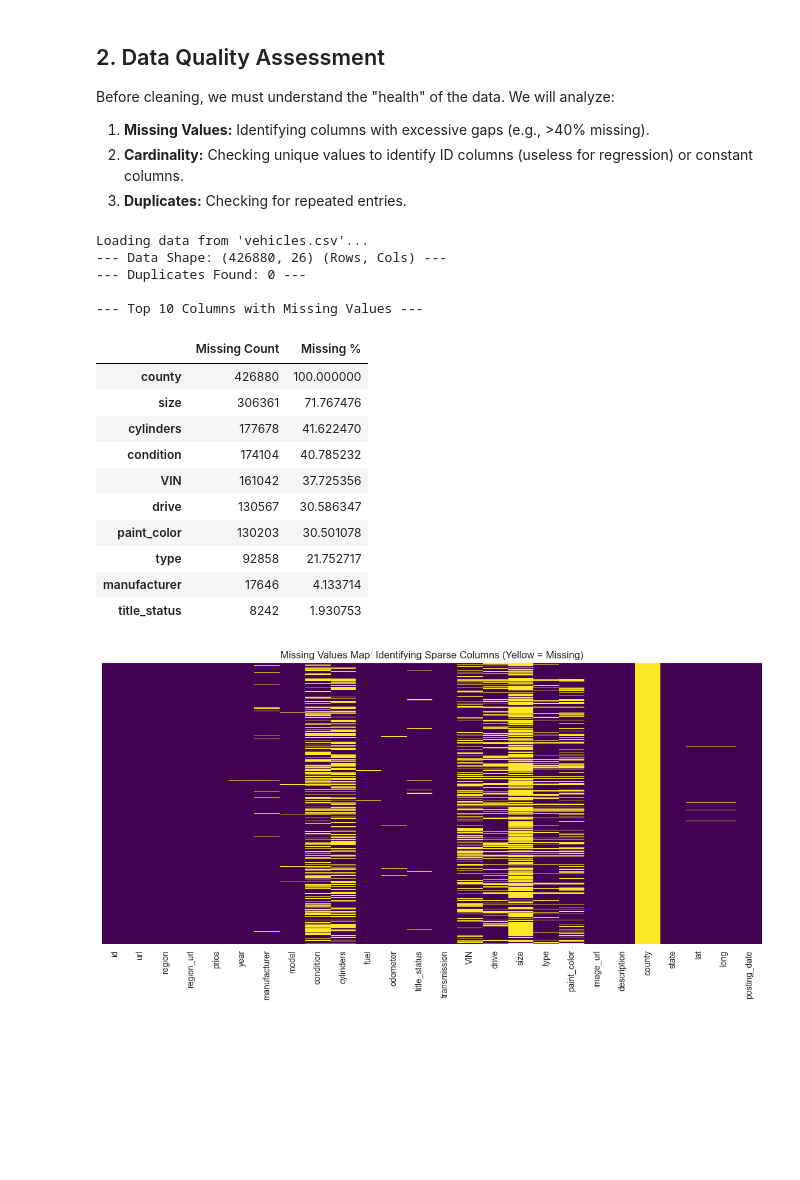
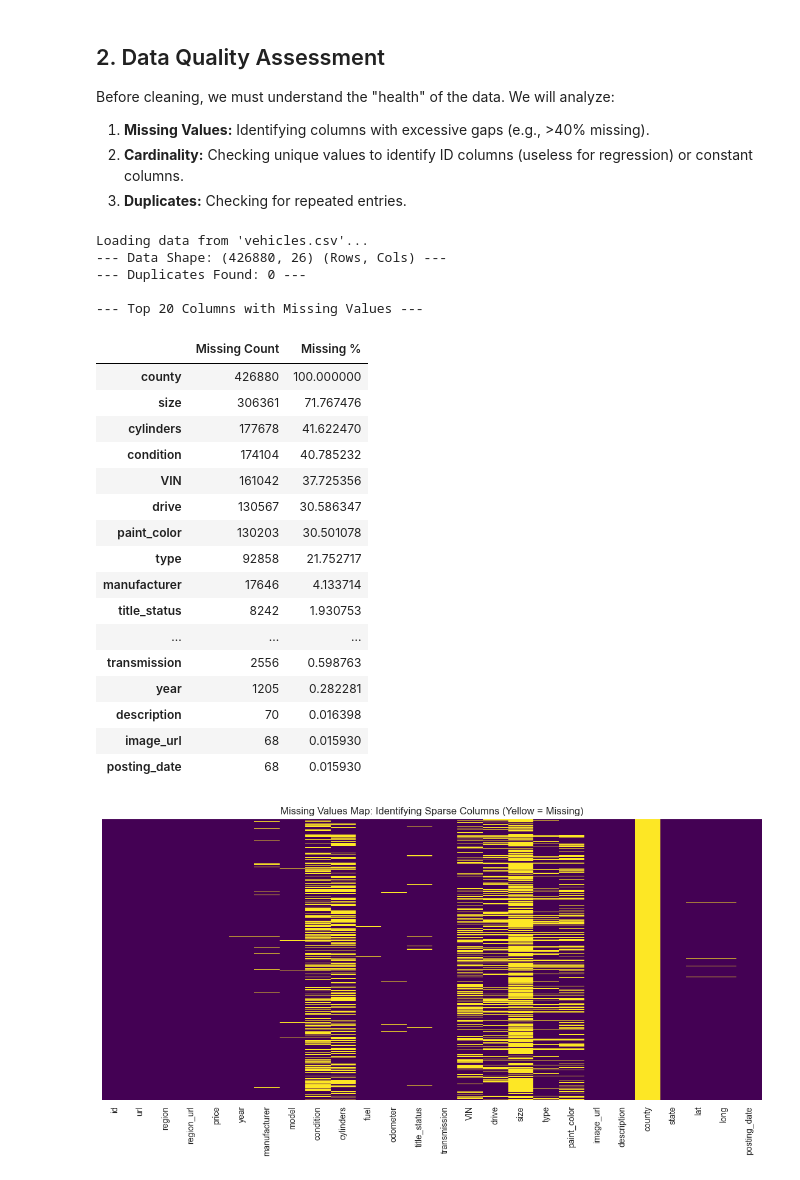
Before and after one commit to WojciechHrycenko/MachineLearning2, a Jupyter notebook: Regression - Used Cars/regression_user_cars.ipynb, the cells around one changed output. Drawn from its saved outputs; the diff is of its cells as text; code cells hidden in the pictures; blank space fills up the shorter version.

```diff
--- a/Regression - Used Cars/regression_user_cars.ipynb
+++ b/Regression - Used Cars/regression_user_cars.ipynb
@@ -109,37 +109,43 @@ def load_and_audit_data(filepath):
             'Missing %': missing_pct
         })
 
         # Filter to show only columns with missing values (sorted)
         missing_report = report[report['Missing %'] > 0].sort_values(by='Missing %', ascending=False)
 
-        print("\n--- Top 10 Columns with Missing Values ---")
-        display(missing_report.head(10))
+        print("\n--- Top 20 Columns with Missing Values ---")
+        display(missing_report.head(20))
 
         return df
 
     except FileNotFoundError:
         print(f"Error: File '{filepath}' not found. Please check the path.")
         return None
 
 # Execution
-df_raw = load_and_audit_data('vehicles.csv')
+df = load_and_audit_data('vehicles.csv')
 # %% [output]
 Loading data from 'vehicles.csv'...
 --- Data Shape: (426880, 26) (Rows, Cols) ---
 --- Duplicates Found: 0 ---
 
---- Top 10 Columns with Missing Values ---
+--- Top 20 Columns with Missing Values ---
 |  | Missing Count | Missing % |
 | county | 426880 | 100.000000 |
 | size | 306361 | 71.767476 |
 | cylinders | 177678 | 41.622470 |
 | condition | 174104 | 40.785232 |
 | VIN | 161042 | 37.725356 |
 | drive | 130567 | 30.586347 |
 | paint_color | 130203 | 30.501078 |
 | type | 92858 | 21.752717 |
 | manufacturer | 17646 | 4.133714 |
 | title_status | 8242 | 1.930753 |
+| ... | ... | ... |
+| transmission | 2556 | 0.598763 |
+| year | 1205 | 0.282281 |
+| description | 70 | 0.016398 |
+| image_url | 68 | 0.015930 |
+| posting_date | 68 | 0.015930 |
 # %%
 plt.figure(figsize=(14, 6))
 # Heatmap of missing values: Yellow lines indicate missing data
```
Also changed, not shown: parts of 40 cells of this notebook, 1 other file.
